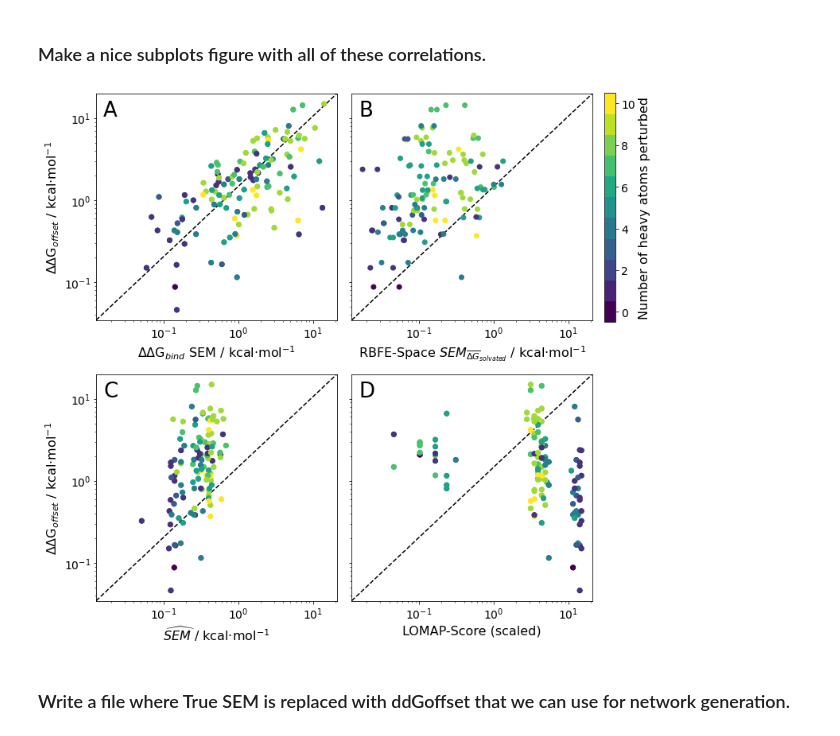
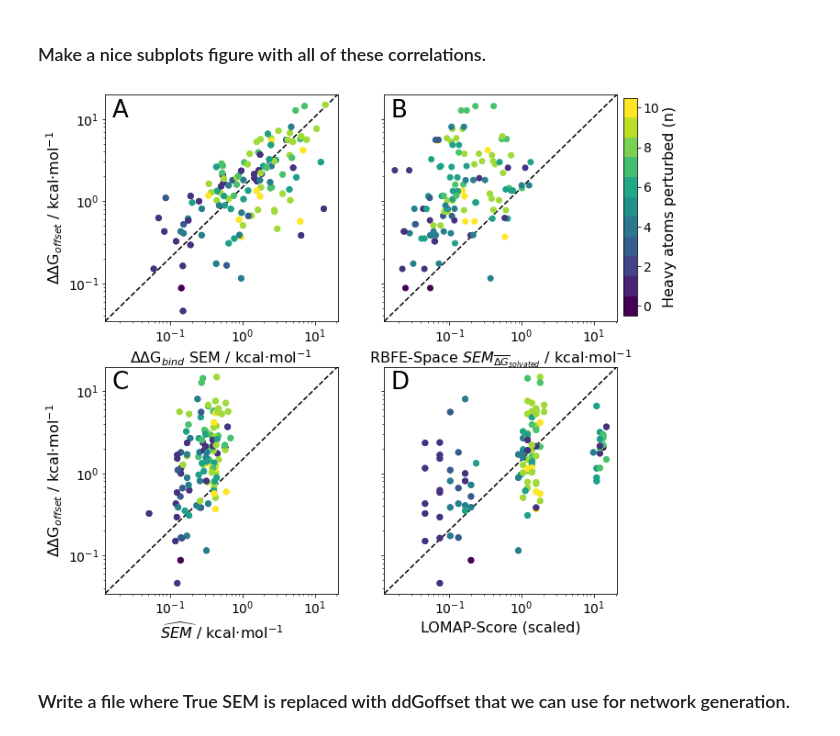
Before and after one commit to michellab/RBFENN, a Jupyter notebook: ANALYSIS/perturbation_networks/_05_check_tyk2_sf_correlations.ipynb, the cells around one changed output. Drawn from its saved outputs; the diff is of its cells as text; code cells hidden in the pictures.

```diff
--- a/ANALYSIS/perturbation_networks/_05_check_tyk2_sf_correlations.ipynb
+++ b/ANALYSIS/perturbation_networks/_05_check_tyk2_sf_correlations.ipynb
@@ -280,6 +280,7 @@ fepnn_df["pred_sem_mean"] = np.mean(fepnn_preds, axis=0)
 fepnn_df["pred_sem_std"] = np.std(fepnn_preds, axis=0)
 
 n_ha_perturbed_C_D = []
+offsets_perts_dict = {}
 for pert, fep_outputs in fep_data.items():
     query_name = f"{pert}_tyk2"
 
@@ -303,6 +304,7 @@ for pert, fep_outputs in fep_data.items():
 
     pred_sems.append(float(pred_sem[0]))
     ddg_offsets.append(float(abs_fep_minus_exp))
+    offsets_perts_dict[pert] = float(abs_fep_minus_exp)
 # %%
 # what about LOMAP-scores?
 lomap_scores_dict = {}
@@ -340,7 +342,7 @@ for pert, fep_outputs in fep_data.items():
     abs_fep_minus_exp = abs(fep_freenrg - exp_ddg)
 
     ddg_offsets.append(abs_fep_minus_exp)
-    lomap_scores.append(lomap_scores_dict[pert])
+    lomap_scores.append(1/ lomap_scores_dict[pert])
 # %%
 # let's do that again, but now scale the LOMAP score to the ddGoffset range.
 lomap_scores_scaled = minmax_scale(lomap_scores, feature_range=(min(ddg_offsets), max(ddg_offsets)))
@@ -359,37 +361,37 @@ axes[0][1].scatter(fepspace_sems, ddg_offsets_matched, c=ddg_offsets_matched_HAs
 axes[0][1].set_xlabel("RBFE-Space $SEM_{\overline{\Delta{G}}_{solvated}}$ / kcal$\cdot$mol$^{-1}$")
 
 # bottom left. pred sem vs offset
 axes[1][0].scatter(pred_sems, ddg_offsets, c=n_ha_perturbed_C_D)
 axes[1][0].set_xlabel(r"$\widehat{SEM}$ / kcal$\cdot$mol$^{-1}$")
 axes[1][0].set_ylabel(r"$\Delta\Delta$G$_{offset}$ / kcal$\cdot$mol$^{-1}$")
 
 # bottom right. LOMAP vs offset
 # bottom left. pred sem vs offset
 axes[1][1].scatter(lomap_scores_scaled, ddg_offsets, c=n_ha_perturbed_C_D)
 axes[1][1].set_xlabel(r"LOMAP-Score (scaled)")
 
 
 for ax, index in zip(axes.flatten(), ["A", "B", "C", "D"]):
     ax.set_yscale("log")
     ax.set_xscale("log")
     ax.plot([0, 1], [0, 1], transform=ax.transAxes, ls="--", zorder=-10, c="black")
     ax.annotate(index, xy=(0.03, 0.9), xycoords="axes fraction", size=26)
 
 
 # turn x axis labels back on for A/B
 axes[0][0].xaxis.set_tick_params(labelbottom=True)
 axes[0][1].xaxis.set_tick_params(labelbottom=True)
 
 # add colourbar.
-ax2 = f.add_axes([1, 0.58, 0.02, 0.4])
-cb = mpl.colorbar.ColorbarBase(ax2, values=np.arange(0,11), label="Number of heavy atoms perturbed",
+ax2 = f.add_axes([0.91, 0.545, 0.02, 0.33])
+cb = mpl.colorbar.ColorbarBase(ax2, values=np.arange(0,11), label="Heavy atoms perturbed (n)",
                               orientation='vertical')
 
-plt.tight_layout()
+# plt.tight_layout()
 plt.savefig("/home/jscheen/projects/FEPSPACE/figures/tyk2_ddg_offset_corrs_scatters.png", dpi=300)
 plt.show()
 # %% [output]
-[figure, old version]
+[figure, new version]
 # %% [markdown]
 ### Write a file where True SEM is replaced with ddGoffset that we can use for network generation.
 # %%
```
Also changed, not shown: parts of 7 cells of this notebook.
